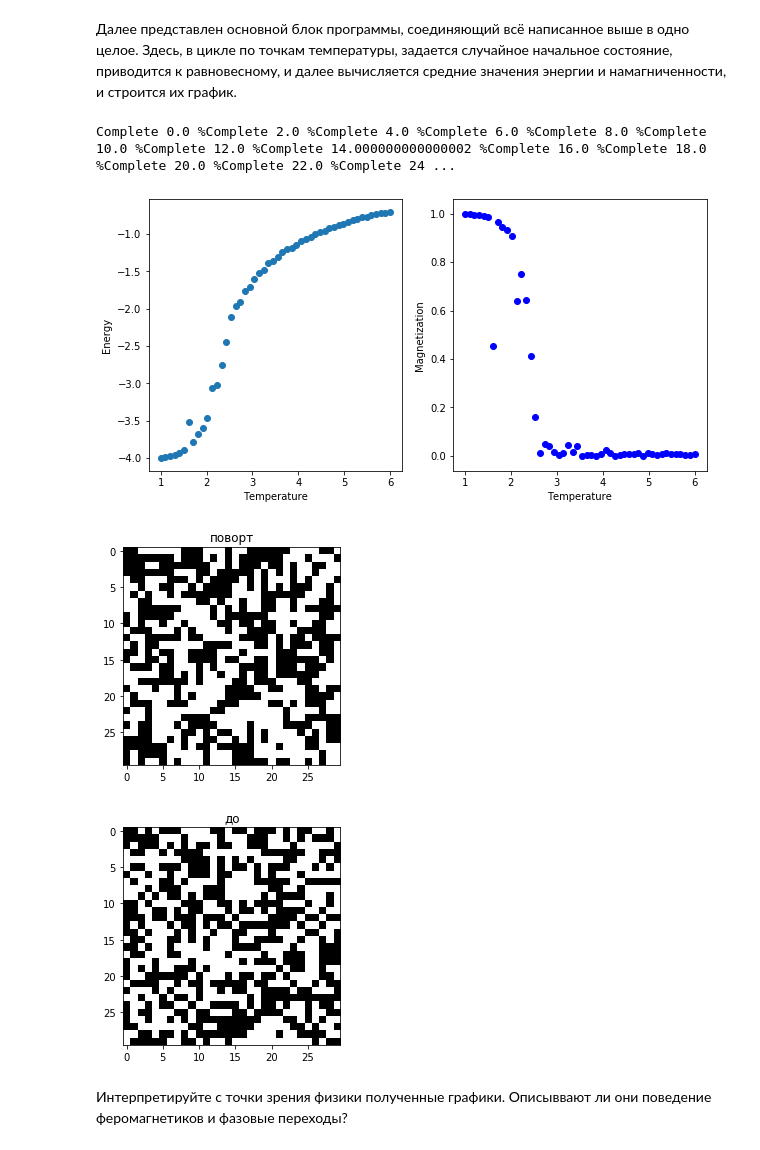
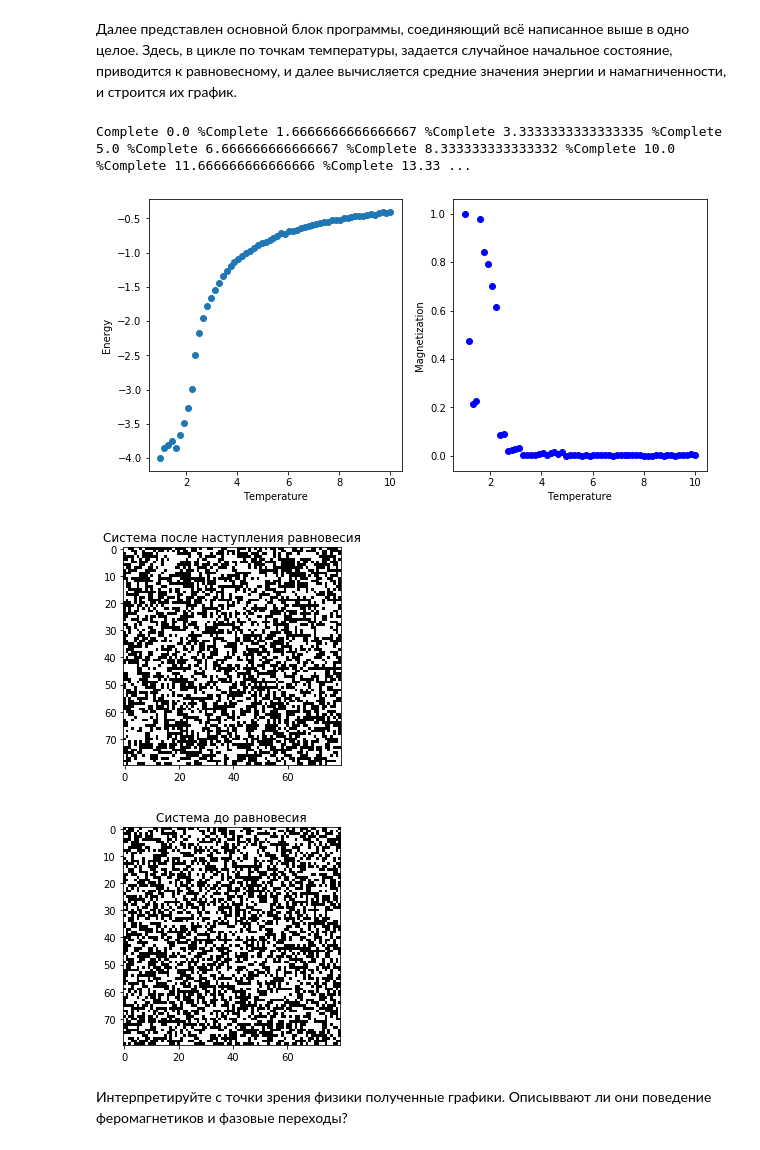
Before and after one commit to ev-br/CP2020, a Jupyter notebook: week_9_Monte-Carlo.ipynb, the cells around one changed output. Cells and saved outputs as stored; diff of their text form; code cells hidden in the pictures.

```diff
--- a/week_9_Monte-Carlo.ipynb
+++ b/week_9_Monte-Carlo.ipynb
@@ -374,12 +374,12 @@ def getMagnetization(state):
 
 Подберите наибольшие значения этих параметров таким образом, что бы ваша программа выполнялась выполнялась за разумно короткое время
 # %%
-N       = 30       # размер решетки NxN
-Nt      = 50         # количество точек температуры
-eqSteps = 500  # количество раз выполнения makeFlip для установления равновесия
-steps   = 350        # количество раз выполнения makeFlip для усреднения энергии и намагниченности
+N       = 80       # размер решетки NxN 50
+Nt      = 60         # количество точек температуры 50
+eqSteps = 500  # количество раз выполнения makeFlip для установления равновесия 500
+steps   = 60        # количество раз выполнения makeFlip для усреднения энергии и намагниченности 50
 
-T = np.linspace(1, 6., Nt);
+T = np.linspace(1, 10., Nt); #это я для красивой пикчи хорошие параметры указаны выше
 E, M = np.zeros(Nt), np.zeros(Nt)
 # %% [markdown]
 Далее представлен основной блок программы, соединяющий всё написанное выше в одно целое. Здесь, в цикле по точкам температуры, задается случайное начальное состояние, приводится к равновесному, и далее вычисляется средние значения энергии и намагниченности, и строится их график.
@@ -412,18 +412,18 @@ ax[1].scatter(T, abs(M), color = 'blue')
 ax[1].set_xlabel("Temperature");
 ax[1].set_ylabel("Magnetization ");
 # %% [output]
-Complete 0.0 %Complete 2.0 %Complete 4.0 %Complete 6.0 %Complete 8.0 %Complete 10.0 %Complete 12.0 %Complete 14.000000000000002 %Complete 16.0 %Complete 18.0 %Complete 20.0 %Complete 22.0 %Complete 24 ...
+Complete 0.0 %Complete 1.6666666666666667 %Complete 3.3333333333333335 %Complete 5.0 %Complete 6.666666666666667 %Complete 8.333333333333332 %Complete 10.0 %Complete 11.666666666666666 %Complete 13.33 ...
-[figure, old version]
+[figure, new version]
 # %%
 plt.imshow(state, cmap="binary")
-plt.title("поворт")
+plt.title("Система после наступления равновесия")
 plt.show()
 plt.imshow(state_st, cmap="binary")
-plt.title("до")
+plt.title("Система до равновесия")
 plt.show()
 # %% [output]
-[figure, old version]
+[figure, new version]
-[figure, old version]
+[figure, new version]
 # %% [markdown]
 Интерпретируйте с точки зрения физики полученные графики. Описыввают ли они поведение феромагнетиков и фазовые переходы?
 # %%
```
Also changed, not shown: parts of 6 cells of this notebook.
